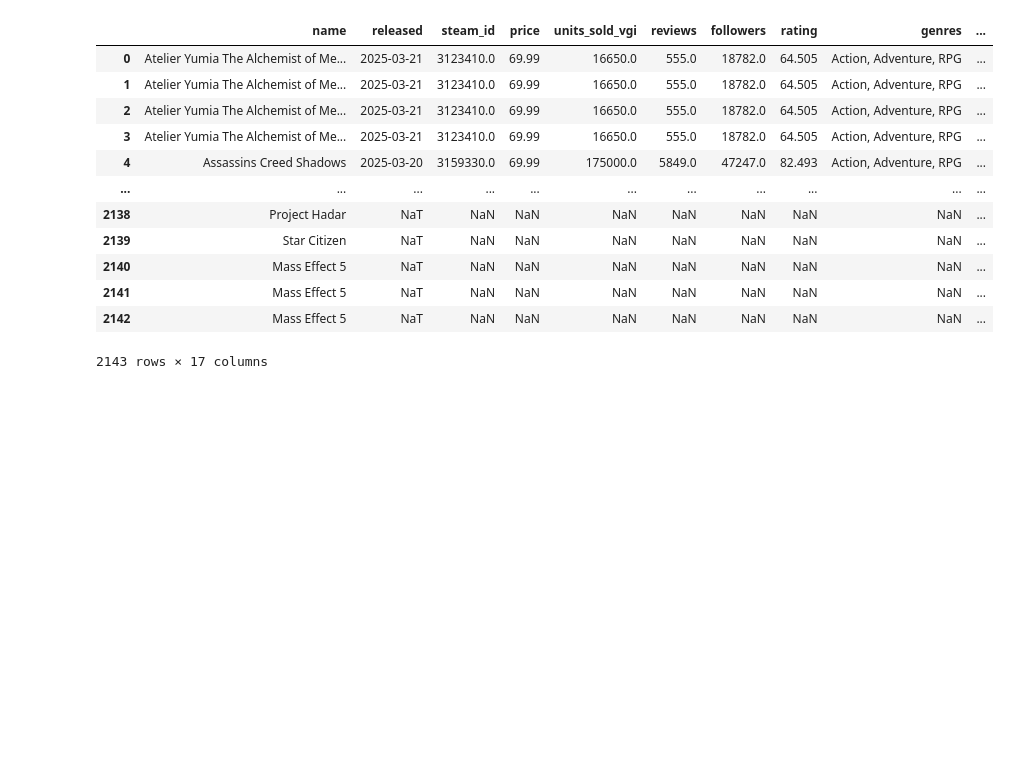
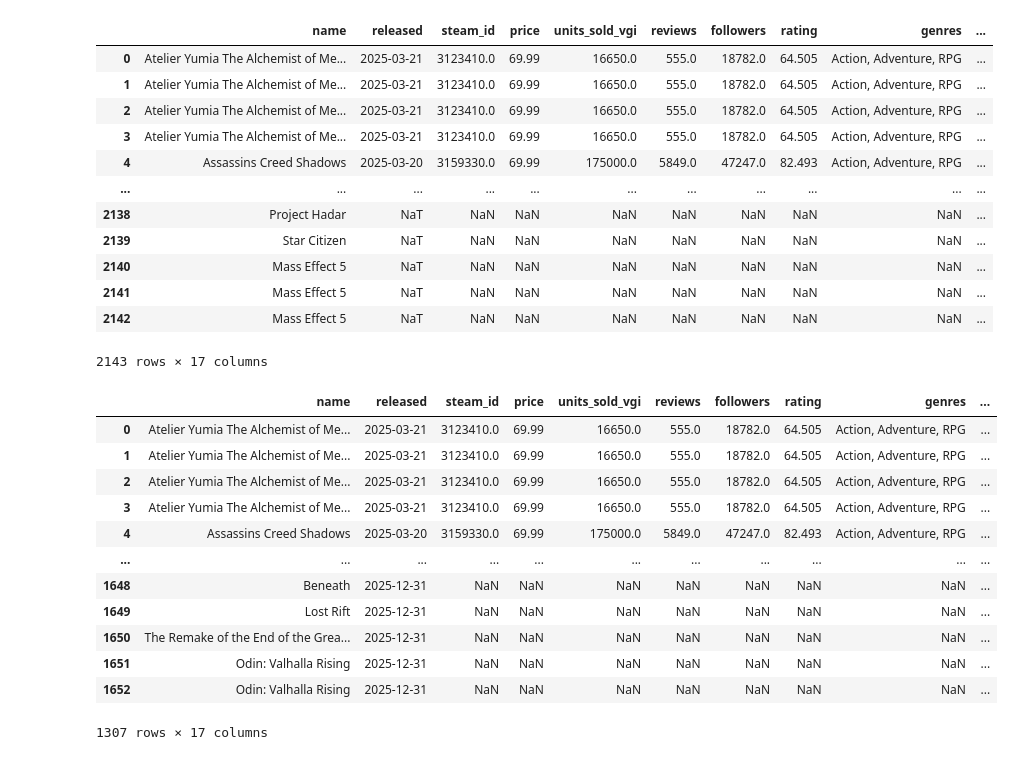
Before and after one commit to rublivsky/Room8Group, a Jupyter notebook: TestTask/Notebooks/split_platform.ipynb, the cells around one changed output. Drawn from its saved outputs; the diff is of its cells as text; code cells hidden in the pictures; blank space fills up the shorter version.

```diff
--- a/TestTask/Notebooks/split_platform.ipynb
+++ b/TestTask/Notebooks/split_platform.ipynb
@@ -72,5 +72,27 @@ df_platforms
 | 2141 | Mass Effect 5 | NaT | NaN | NaN | NaN | NaN | NaN | NaN | NaN | ... |
 | 2142 | Mass Effect 5 | NaT | NaN | NaN | NaN | NaN | NaN | NaN | NaN | ... |
 2143 rows × 17 columns
+# %%
+df_platforms['released'] = pd.to_datetime(df_platforms['released'], errors='coerce').dt.strftime('%Y-%m-%d')
+df_platforms = df_platforms[df_platforms['released'].str[:4].astype(float) <= 2025]
+df_platforms = df_platforms[df_platforms['released'].str[:4].astype(float) >= 2024]
+df_platforms['released'] = df_platforms['released'].replace('2025-01-01', '2025-12-31')
+df_platforms['released'] = pd.to_datetime(df_platforms['released'], errors='coerce')
+# %%
+df_platforms
+# %% [output]
+|  | name | released | steam_id | price | units_sold_vgi | reviews | followers | rating | genres | ... |
+| 0 | Atelier Yumia The Alchemist of Me... | 2025-03-21 | 3123410.0 | 69.99 | 16650.0 | 555.0 | 18782.0 | 64.505 | Action, Adventure, RPG | ... |
+| 1 | Atelier Yumia The Alchemist of Me... | 2025-03-21 | 3123410.0 | 69.99 | 16650.0 | 555.0 | 18782.0 | 64.505 | Action, Adventure, RPG | ... |
+| 2 | Atelier Yumia The Alchemist of Me... | 2025-03-21 | 3123410.0 | 69.99 | 16650.0 | 555.0 | 18782.0 | 64.505 | Action, Adventure, RPG | ... |
+| 3 | Atelier Yumia The Alchemist of Me... | 2025-03-21 | 3123410.0 | 69.99 | 16650.0 | 555.0 | 18782.0 | 64.505 | Action, Adventure, RPG | ... |
+| 4 | Assassins Creed Shadows | 2025-03-20 | 3159330.0 | 69.99 | 175000.0 | 5849.0 | 47247.0 | 82.493 | Action, Adventure, RPG | ... |
+| ... | ... | ... | ... | ... | ... | ... | ... | ... | ... | ... |
+| 1648 | Beneath | 2025-12-31 | NaN | NaN | NaN | NaN | NaN | NaN | NaN | ... |
+| 1649 | Lost Rift | 2025-12-31 | NaN | NaN | NaN | NaN | NaN | NaN | NaN | ... |
+| 1650 | The Remake of the End of the Grea... | 2025-12-31 | NaN | NaN | NaN | NaN | NaN | NaN | NaN | ... |
+| 1651 | Odin: Valhalla Rising | 2025-12-31 | NaN | NaN | NaN | NaN | NaN | NaN | NaN | ... |
+| 1652 | Odin: Valhalla Rising | 2025-12-31 | NaN | NaN | NaN | NaN | NaN | NaN | NaN | ... |
+1307 rows × 17 columns
 # %%
 df_platforms.to_csv('/home/redmoon/Documents/Dev/Room8Group/data/FinalMaybe.csv', index=False, encoding='utf-8')
```
Also changed, not shown: 1 other file.
